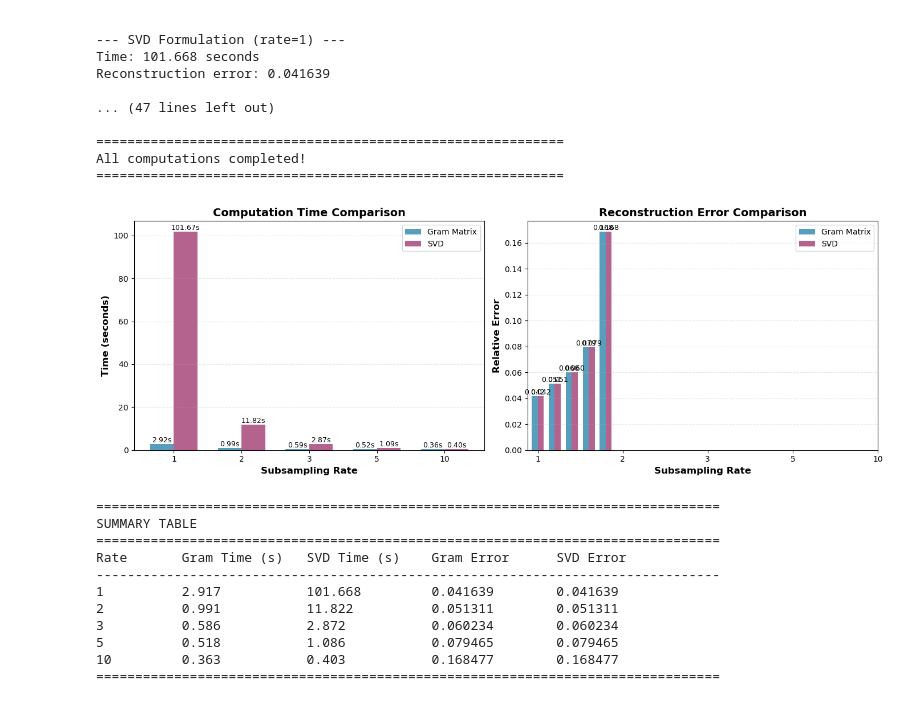
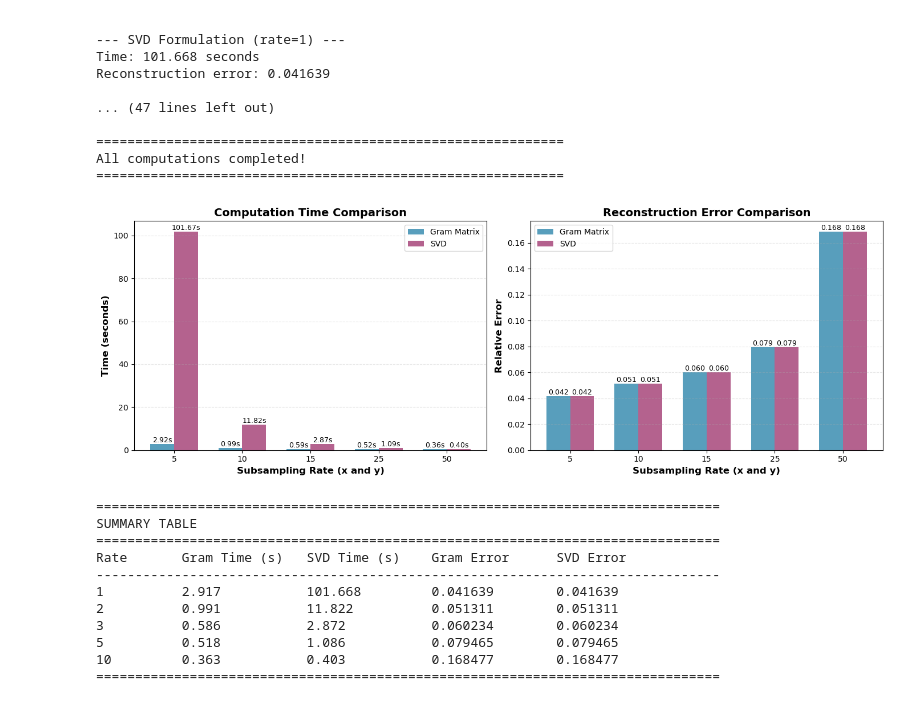
Before and after one commit to Isi2000/LOW-COST-HOSVD, a Jupyter notebook: math_HOSVD.ipynb, the cells around one changed output. Saved outputs shown, nothing was run; the diff lists cells and outputs as text; code cells hidden in the pictures.

Commit message:
plots, ma col codice giusto

```diff
--- a/math_HOSVD.ipynb
+++ b/math_HOSVD.ipynb
@@ -326,11 +326,11 @@ bars1 = ax1.bar(x - width/2, results_gram['times'], width,
 bars2 = ax1.bar(x + width/2, results_svd['times'], width,
                 label='SVD', color='#A23B72', alpha=0.8)
 
-ax1.set_xlabel('Subsampling Rate', fontsize=12, fontweight='bold')
+ax1.set_xlabel('Subsampling Rate (x and y)', fontsize=12, fontweight='bold')
 ax1.set_ylabel('Time (seconds)', fontsize=12, fontweight='bold')
 ax1.set_title('Computation Time Comparison', fontsize=14, fontweight='bold')
 ax1.set_xticks(x)
-ax1.set_xticklabels(subsampling_rates)
+ax1.set_xticklabels([rate * 5 for rate in subsampling_rates])
 ax1.legend(fontsize=10)
 ax1.grid(axis='y', alpha=0.3, linestyle='--')
 
@@ -349,38 +349,38 @@ bars3 = ax2.bar(x - width/2, results_gram['errors'], width,
 bars4 = ax2.bar(x + width/2, results_svd['errors'], width,
                 label='SVD', color='#A23B72', alpha=0.8)
 
-ax2.set_xlabel('Subsampling Rate', fontsize=12, fontweight='bold')
+ax2.set_xlabel('Subsampling Rate (x and y)', fontsize=12, fontweight='bold')
 ax2.set_ylabel('Relative Error', fontsize=12, fontweight='bold')
 ax2.set_title('Reconstruction Error Comparison', fontsize=14, fontweight='bold')
 ax2.set_xticks(x)
-ax2.set_xticklabels(subsampling_rates)
+ax2.set_xticklabels([rate * 5 for rate in subsampling_rates])
 ax2.legend(fontsize=10)
 ax2.grid(axis='y', alpha=0.3, linestyle='--')
 
 # Add value labels on bars
 for bars in [bars3, bars4]:
     for bar in bars:
         height = bar.get_height()
         ax2.text(bar.get_x() + bar.get_width()/2., height,
                 f'{height:.3f}',
                 ha='center', va='bottom', fontsize=9)
 
 plt.tight_layout()
 plt.show()
 
 # Print summary table
 print("\n" + "="*80)
 print("SUMMARY TABLE")
 print("="*80)
 print(f"{'Rate':<10} {'Gram Time (s)':<15} {'SVD Time (s)':<15} {'Gram Error':<15} {'SVD Error':<15}")
 print("-"*80)
 for i in range(len(subsampling_rates)):
     print(f"{results_gram['rates'][i]:<10} {results_gram['times'][i]:<15.3f} "
           f"{results_svd['times'][i]:<15.3f} {results_gram['errors'][i]:<15.6f} "
           f"{results_svd['errors'][i]:<15.6f}")
 print("="*80)
 # %% [output]
-[figure, old version]
+[figure, new version]
 ================================================================================
 SUMMARY TABLE
 ================================================================================
```
